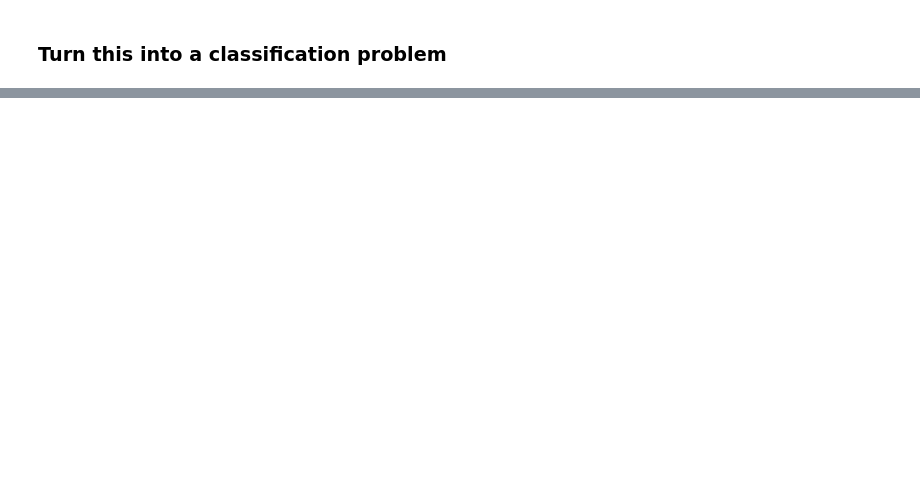
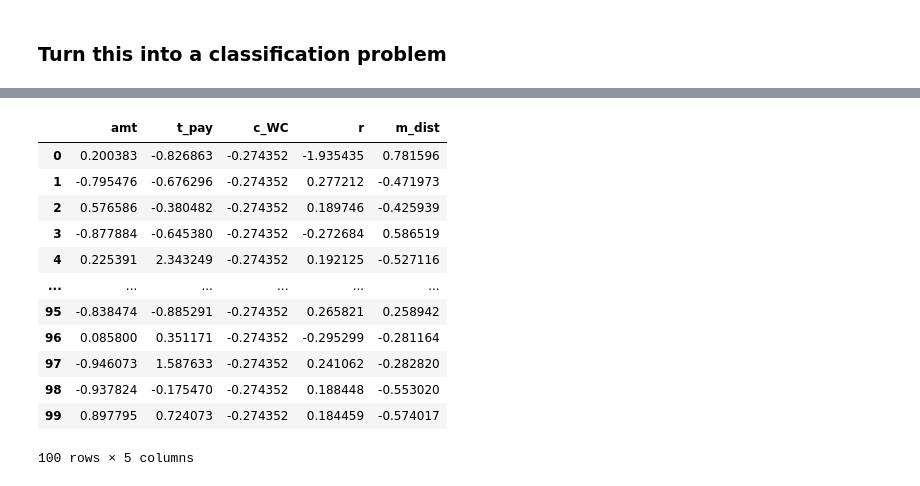
Before and after one commit to isaackarwailow/ANZ, a Jupyter notebook: Task 2. Predictive Analytics.ipynb, the cells around one changed output, grey strips where cells are left out. Drawn from its saved outputs; the diff is of its cells as text; code cells hidden in the pictures; blank space fills up the shorter version.

```diff
--- a/Task 2. Predictive Analytics.ipynb
+++ b/Task 2. Predictive Analytics.ipynb
@@ -683,7 +688,7 @@ Wall time: 522 ms
 # %% [markdown]
 ### Retrain model with only foward selected features
 # %%
-X = df[['amt', 't_phb', 'm_NT']]
+X = df[['amt', 't_pay', 'c_WC', 'r', 'm_dist']]
 scaler = StandardScaler()
 X_scaled = scaler.fit_transform(X)
 X = pd.DataFrame(X_scaled, columns=X.columns)
@@ -799,0 +812,16 @@ reg.score(X_test, y_test)
+# %%
+X
+# %% [output]
+|  | amt | t_pay | c_WC | r | m_dist |
+| 0 | 0.200383 | -0.826863 | -0.274352 | -1.935435 | 0.781596 |
+| 1 | -0.795476 | -0.676296 | -0.274352 | 0.277212 | -0.471973 |
+| 2 | 0.576586 | -0.380482 | -0.274352 | 0.189746 | -0.425939 |
+| 3 | -0.877884 | -0.645380 | -0.274352 | -0.272684 | 0.586519 |
+| 4 | 0.225391 | 2.343249 | -0.274352 | 0.192125 | -0.527116 |
+| ... | ... | ... | ... | ... | ... |
+| 95 | -0.838474 | -0.885291 | -0.274352 | 0.265821 | 0.258942 |
+| 96 | 0.085800 | 0.351171 | -0.274352 | -0.295299 | -0.281164 |
+| 97 | -0.946073 | 1.587633 | -0.274352 | 0.241062 | -0.282820 |
+| 98 | -0.937824 | -0.175470 | -0.274352 | 0.188448 | -0.553020 |
+| 99 | 0.897795 | 0.724073 | -0.274352 | 0.184459 | -0.574017 |
+100 rows × 5 columns
```
Also changed, not shown: parts of 44 cells of this notebook.
